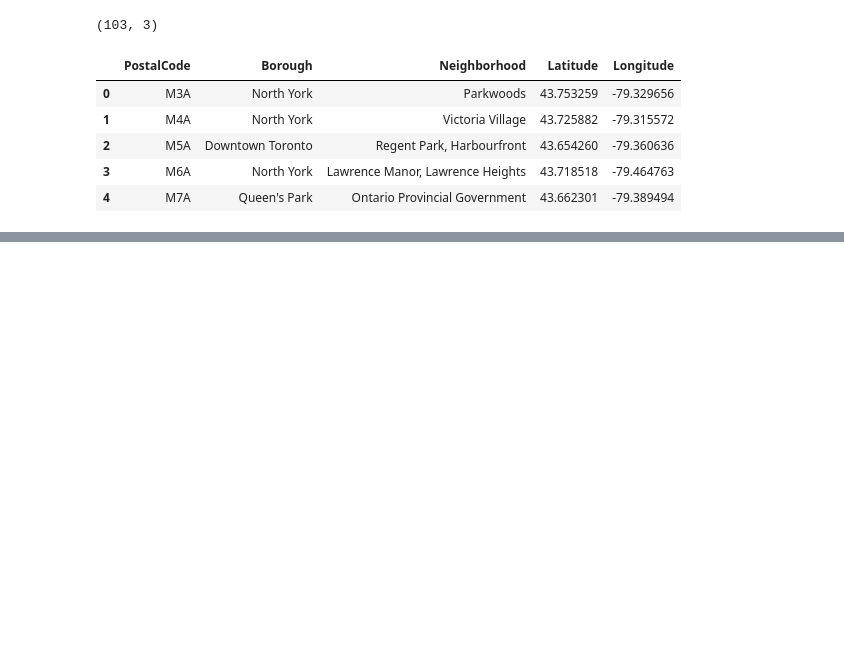
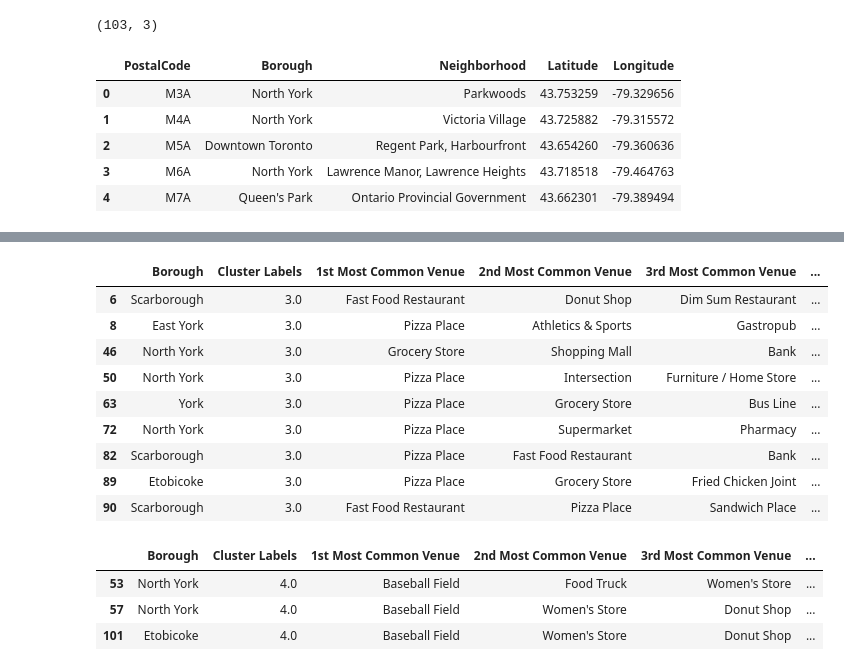
Before and after one commit to szecarol/Capstone_project, a Jupyter notebook: Neighborhoods in Toronto.ipynb, the cells around one changed output, grey strips where cells are left out. Saved outputs shown, nothing was run; the diff lists cells and outputs as text; code cells hidden in the pictures; blank space fills up the shorter version.

```diff
--- a/Neighborhoods in Toronto.ipynb
+++ b/Neighborhoods in Toronto.ipynb
@@ -82,0 +540,22 @@ toronto_data.head()
+# %%
+# Cluster 4
+toronto_merged.loc[toronto_merged['Cluster Labels'] == 3, toronto_merged.columns[[1] + list(range(5, toronto_merged.shape[1]))]]
+# %% [output]
+|  | Borough | Cluster Labels | 1st Most Common Venue | 2nd Most Common Venue | 3rd Most Common Venue | ... |
+| 6 | Scarborough | 3.0 | Fast Food Restaurant | Donut Shop | Dim Sum Restaurant | ... |
+| 8 | East York | 3.0 | Pizza Place | Athletics & Sports | Gastropub | ... |
+| 46 | North York | 3.0 | Grocery Store | Shopping Mall | Bank | ... |
+| 50 | North York | 3.0 | Pizza Place | Intersection | Furniture / Home Store | ... |
+| 63 | York | 3.0 | Pizza Place | Grocery Store | Bus Line | ... |
+| 72 | North York | 3.0 | Pizza Place | Supermarket | Pharmacy | ... |
+| 82 | Scarborough | 3.0 | Pizza Place | Fast Food Restaurant | Bank | ... |
+| 89 | Etobicoke | 3.0 | Pizza Place | Grocery Store | Fried Chicken Joint | ... |
+| 90 | Scarborough | 3.0 | Fast Food Restaurant | Pizza Place | Sandwich Place | ... |
+# %%
+# Cluster 5
+toronto_merged.loc[toronto_merged['Cluster Labels'] == 4, toronto_merged.columns[[1] + list(range(5, toronto_merged.shape[1]))]]
+# %% [output]
+|  | Borough | Cluster Labels | 1st Most Common Venue | 2nd Most Common Venue | 3rd Most Common Venue | ... |
+| 53 | North York | 4.0 | Baseball Field | Food Truck | Women's Store | ... |
+| 57 | North York | 4.0 | Baseball Field | Women's Store | Donut Shop | ... |
+| 101 | Etobicoke | 4.0 | Baseball Field | Women's Store | Donut Shop | ... |
```
Also changed, not shown: parts of 36 cells of this notebook.
